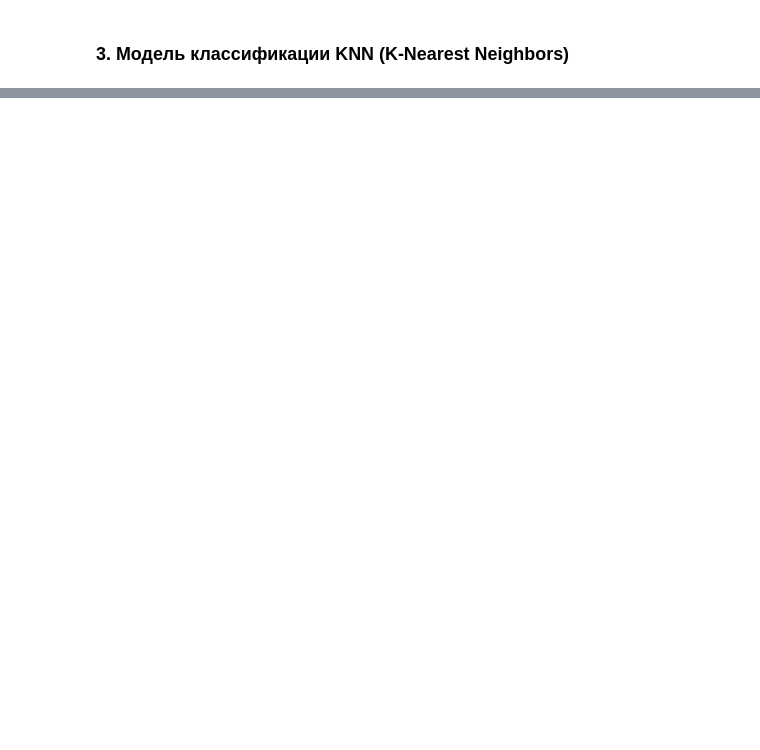
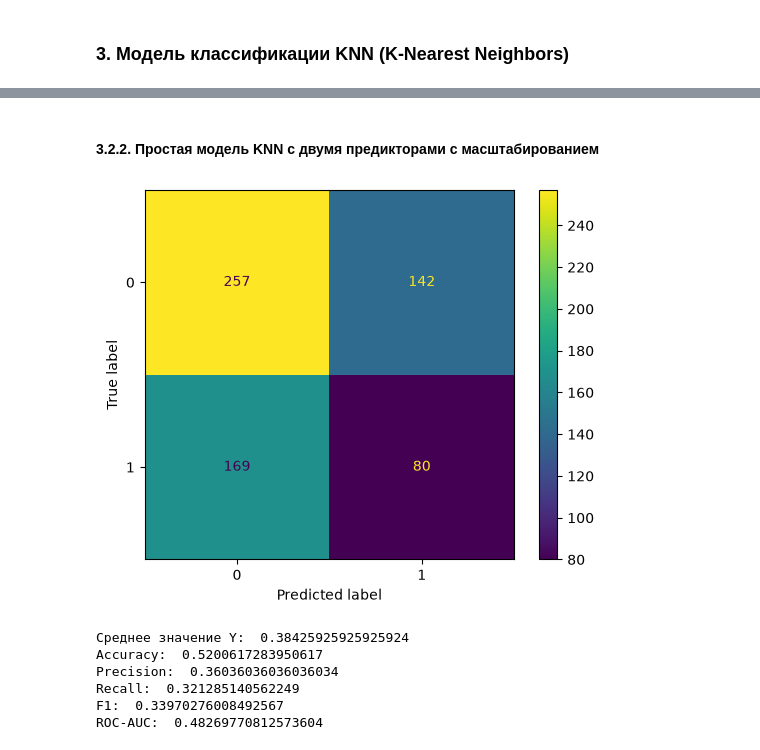
Before and after one commit to mihaniky/AI_Architect_3_1_4_Classification, a Jupyter notebook: AI_Architect_3_1_4_Classification.ipynb, the cells around one changed output, grey strips where cells are left out. Cells and saved outputs as stored; diff of their text form; code cells hidden in the pictures; blank space fills up the shorter version.

```diff
--- a/AI_Architect_3_1_4_Classification.ipynb
+++ b/AI_Architect_3_1_4_Classification.ipynb
@@ -289,0 +311,19 @@ def run_pipeline(df, features_col, target_col):
+# %% [markdown]
+#### 3.2.2. Простая модель KNN с двумя предикторами с масштабированием ####
+# %%
+X_train, X_test, y_train, y_test = split_train_test(df, features_col, target_col)
+scaler = StandardScaler()
+X_train_scaled = scaler.fit_transform(X_train)
+X_test_scaled = scaler.transform(X_test)
+model = train_model(X_train_scaled, y_train.values.ravel())
+y_pred = get_predictions(model, X_test_scaled)
+visualize_prediction(y_test, y_pred, model)
+show_metrics(y_test, y_pred)
+# %% [output]
+[figure, added]
+Среднее значение Y:  0.38425925925925924
+Accuracy:  0.5200617283950617
+Precision:  0.36036036036036034
+Recall:  0.321285140562249
+F1:  0.33970276008492567
+ROC-AUC:  0.48269770812573604
```
Also changed, not shown: parts of 17 cells of this notebook.
